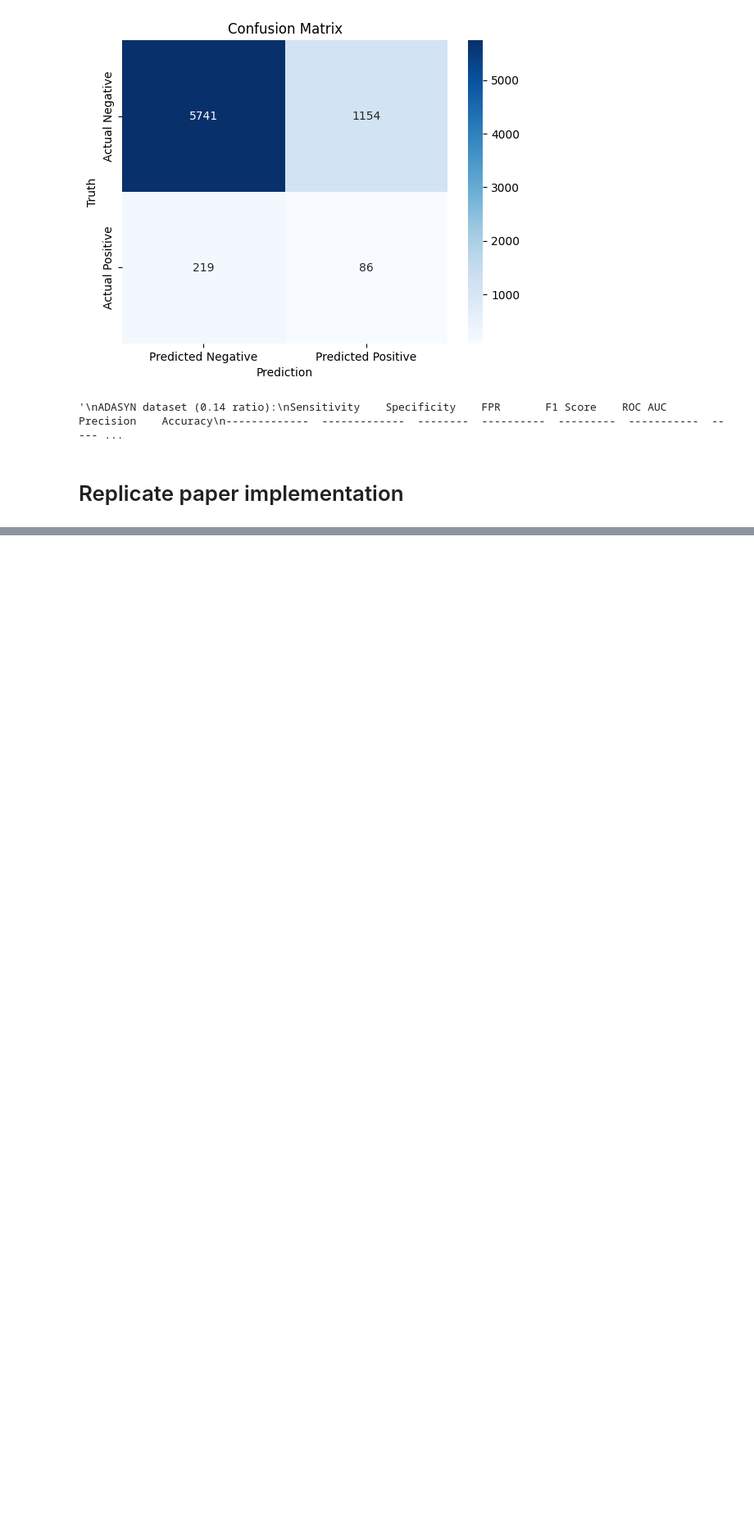
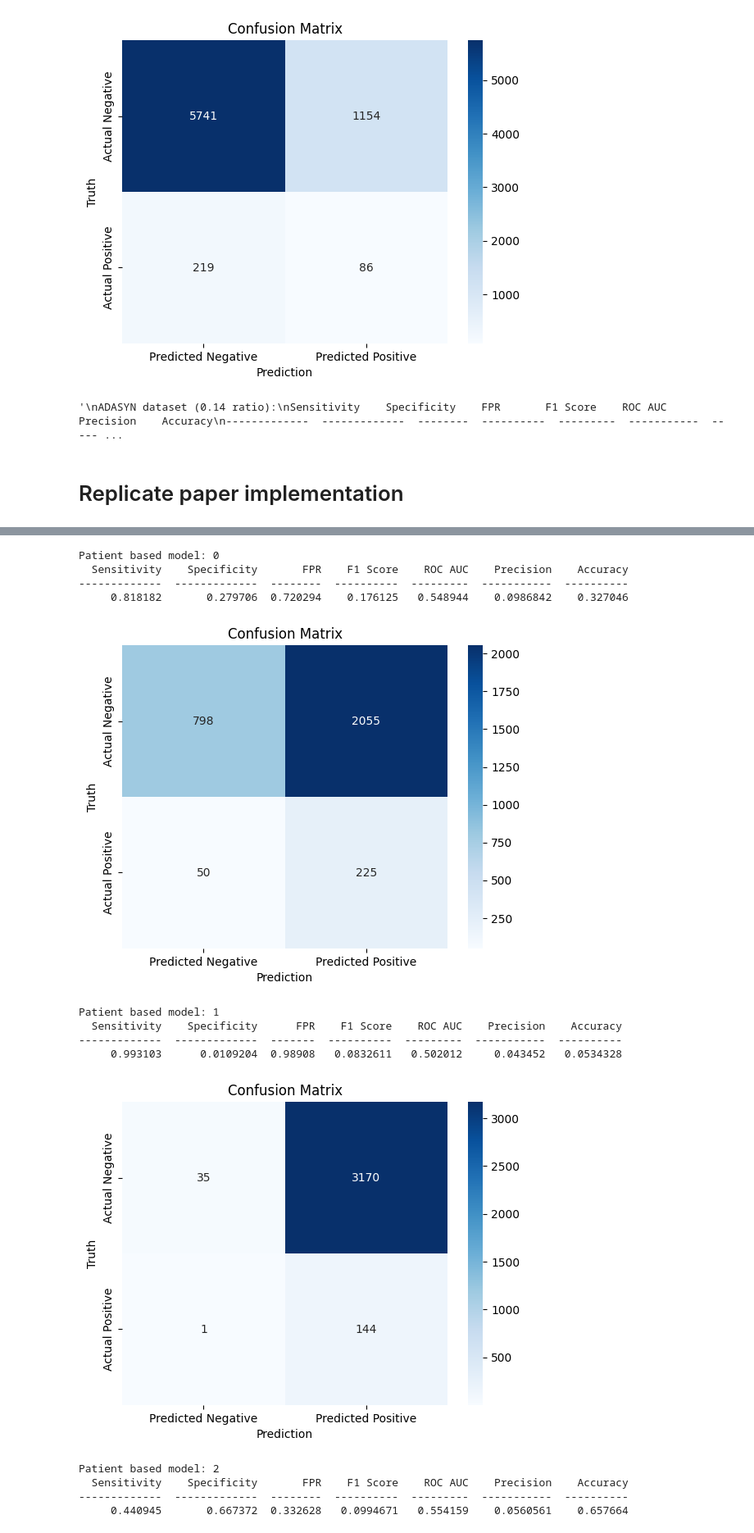
Before and after one commit to FabioLddo/personalized_sleep_spindle_detection, a Jupyter notebook: Project_Gubeli_Ippolito_Loddo.ipynb, the cells around one changed output, grey strips where cells are left out. Shown at 82% size. Drawn from its saved outputs; the diff is of its cells as text; code cells hidden in the pictures; blank space fills up the shorter version.

Commit message:
modified overlapping windows stuff

```diff
--- a/Project_Gubeli_Ippolito_Loddo.ipynb
+++ b/Project_Gubeli_Ippolito_Loddo.ipynb
@@ -1234,8 +1330,8 @@ post_processing(pred)
 # Function to evaluate the model
 def evaluate_model(y_true, y_pred):
     # Convert continuous targets to binary targets using a threshold of 0.5
-    y_true_binary = (y_true > 0.5).astype(int)
-    y_pred_binary = (y_pred > 0.5).astype(int)
+    y_true_binary = y_true #(y_true > 0.5).astype(int)
+    y_pred_binary = y_pred # (y_pred > 0.5).astype(int)
 
     # Calculate evaluation metrics on binary targets
     accuracy = accuracy_score(y_true_binary, y_pred_binary)
@@ -1428,0 +1579,55 @@ def patient_train_test(patient, mask_1, mask_2, pn, n=15):
+# %%
+def get_models_and_scores(patient_based_train, patient_based_test, has_overlaps=False):
+    # Patient based data
+    patient_based_models = []
+    patient_based_scores = []
+    for patient_num in range(NUM_PATIENTS):
+        # Split data
+        x_train = patient_based_train[patient_num].drop(target, axis=1)
+        y_train = patient_based_train[patient_num][target]
+
+        # Test on the single patient
+        x_test = patient_based_test[patient_num].drop(target, axis=1)
+        y_test = patient_based_test[patient_num][target]
+
+        # Test on the whole dataset
+        # x_test = [patient.drop(target, axis=1) for patient in patient_based_test]
+        # x_test = pd.concat(x_test, axis=0)
+        # y_test = pd.concat([df[target] for df in patient_based_test], ignore_index=True)
+
+        # Train the model
+        model = SVC(random_state=42)
+        model.fit(x_train, y_train)
+
+        # Make predictions and evaluate model
+        pred = model.predict(x_test)
+
+        if has_overlaps:
+            pred = post_processing(pred)
+            y_test = post_processing(y_test.to_list())
+
+        print(f"Patient based model: {patient_num}")
+        scores = evaluate_model(y_test, pred)
+
+        patient_based_models.append(model)
+        patient_based_scores.append(scores)
+
+    return patient_based_models, patient_based_scores
+# %%
+# Get patient based models and scores
+patient_based_models_sw, patient_based_scores_sw = get_models_and_scores(patient_based_train_sw, patient_based_test_sw, has_overlaps=True)
+# %% [output]
+Patient based model: 0
+  Sensitivity    Specificity       FPR    F1 Score    ROC AUC    Precision    Accuracy
+-------------  -------------  --------  ----------  ---------  -----------  ----------
+     0.818182       0.279706  0.720294    0.176125   0.548944    0.0986842    0.327046
+[figure, added]
+Patient based model: 1
+  Sensitivity    Specificity      FPR    F1 Score    ROC AUC    Precision    Accuracy
+-------------  -------------  -------  ----------  ---------  -----------  ----------
+     0.993103      0.0109204  0.98908   0.0832611   0.502012     0.043452   0.0534328
+[figure, added]
+Patient based model: 2
+  Sensitivity    Specificity       FPR    F1 Score    ROC AUC    Precision    Accuracy
+-------------  -------------  --------  ----------  ---------  -----------  ----------
+     0.440945       0.667372  0.332628   0.0994671   0.554159    0.0560561    0.657664
```
Also changed, not shown: parts of 37 cells of this notebook.
